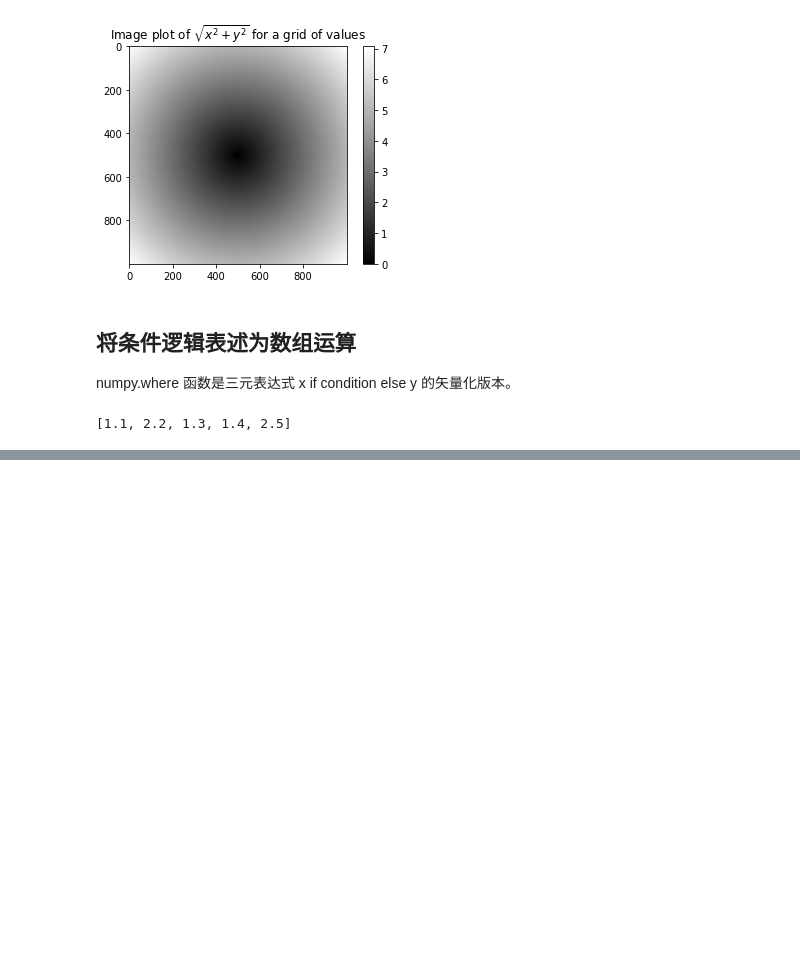
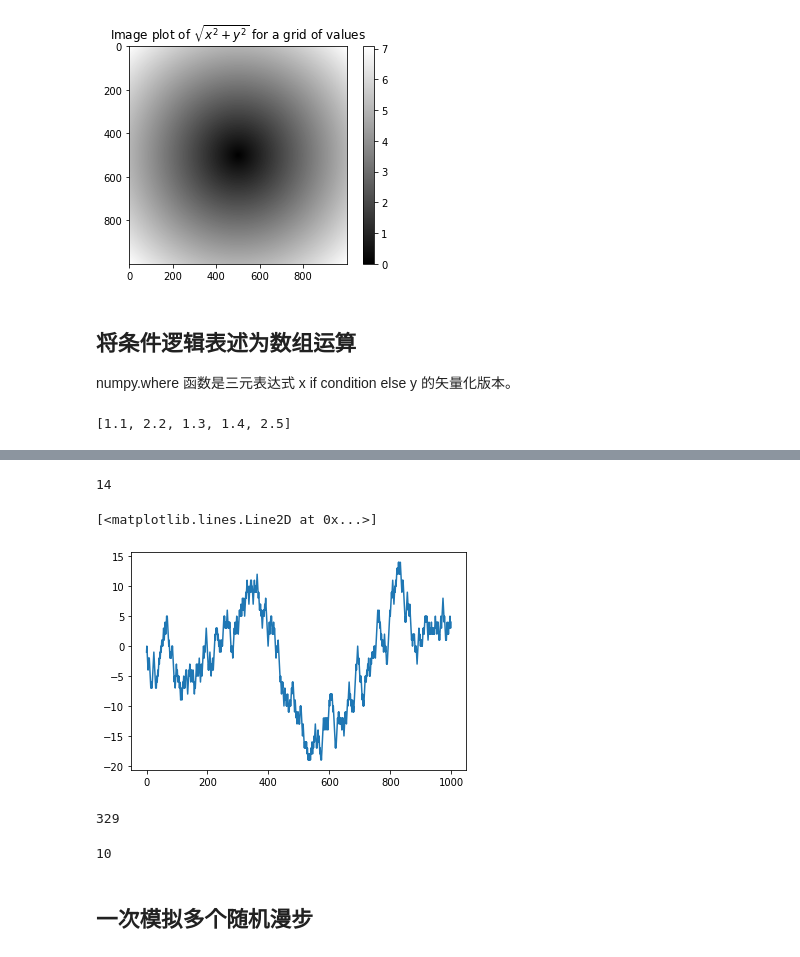
Before and after one commit to HuCui2022/data_python_analysis, a Jupyter notebook: numpy001.ipynb, the cells around one changed output, grey strips where cells are left out. Cells and saved outputs as stored; diff of their text form; code cells hidden in the pictures; blank space fills up the shorter version.

```diff
--- a/numpy001.ipynb
+++ b/numpy001.ipynb
@@ -453,0 +1065,9 @@ result
+# %%
+walk.max()
+# %% [output]
+14
+# %%
+plt.plot([x for x in range(nsteps)],walk)
+# %% [output]
+[<matplotlib.lines.Line2D at 0x...>]
+[figure, added]
@@ -453,0 +1077,11 @@ result
+# %%
+a.argmax()
+# %% [output]
+329
+# %%
+# 可以看出，第一次距离0点大于10的位置在329处。
+walk[329]
+# %% [output]
+10
+# %% [markdown]
+## 一次模拟多个随机漫步
```
Also changed, not shown: parts of 106 cells of this notebook.
